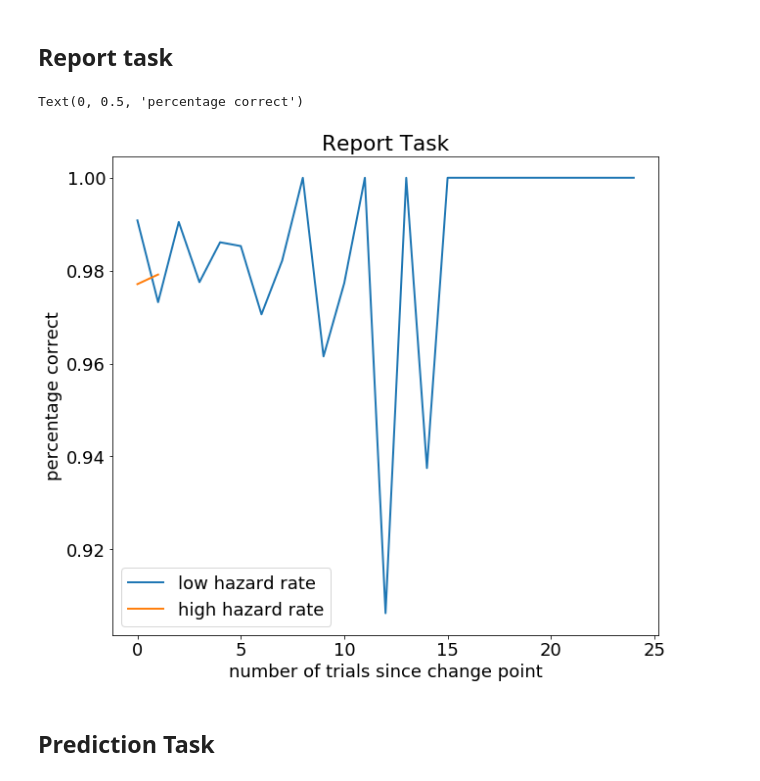
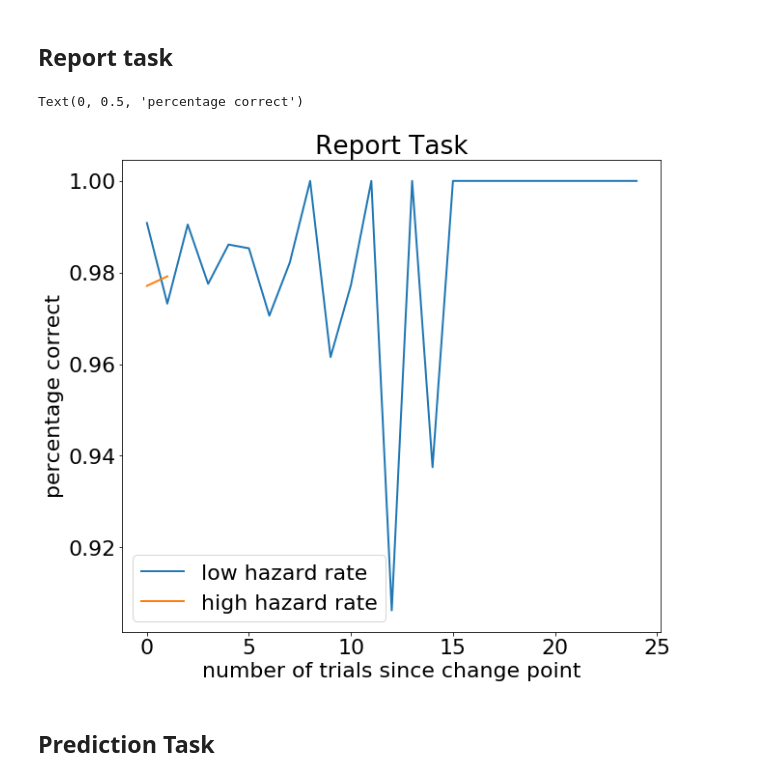
Before and after one commit to TheGoldLab/Analysis_Audio2AFC_ChangePoint, a Jupyter notebook: performance_analysis.ipynb, the cells around one changed output. Drawn from its saved outputs; the diff is of its cells as text; code cells hidden in the pictures.

```diff
--- a/performance_analysis.ipynb
+++ b/performance_analysis.ipynb
@@ -78,25 +18,0 @@ print(match.sum())
-# %%
-subject = 1  # subject 1
-# Subject 1 Prediction Task
-pred = os.path.expanduser(
-    '~/Documents/MATLAB/Audio2AFC_CP/processed/' + get_timestamp(read_data_map, subject+1, 'pred') + '/pilot' +
-    str(subject+1) + 'pred_FIRA_valid_trials.csv'
-)
-
-processed_pred = produce_df(pred)
-
-# print(processed_pred)
-x, y, a, b = extract_hazard(processed_pred)
-extract = processed_pred[processed_pred['hazard']==0.9]
-# print(extract['posSinceCP'].max())
-
-for row in range(len(extract)):
-    counter = counter + 1 if not extract['sourceSwitch'].iloc[row] else 0
-    if counter == 2:
-        print(row)
-
-print(extract.iloc[130:145, :])
-
-#high hazard
-plt.plot(a, x, linewidth = 2)
-plt.plot(b, y)
@@ -105,11 +18,0 @@ plt.plot(b, y)
-# %%
-subject = 0  # subject 1
-# Subject 1 Prediction Task
-pred = os.path.expanduser(
-    '~/Documents/MATLAB/Audio2AFC_CP/processed/' + get_timestamp(read_data_map, subject+1, 'pred') + '/pilot' +
-    str(subject+1) + 'pred_FIRA_valid_trials.csv'
-)
-
-processed_pred = produce_df(pred)
-
-high_pred_list, low_pred_list, vector_pred_high, vector_pred_low = extract_hazard(processed_pred)
@@ -155,17 +50,17 @@ correct_high_rep, high_vector_rep = compute_percent(hazard_high_rep)
 # %%
 #Report plot
 %matplotlib inline
 plt.rcParams["figure.figsize"] = (10, 9) # (w, h) # figure size
-plt.rcParams.update({'font.size': 18})
+plt.rcParams.update({'font.size': 22})
 plt.plot(low_vector_rep, correct_low_rep, linewidth = 2)
 plt.plot(high_vector_rep, correct_high_rep, linewidth = 2)
 plt.title("Report Task")
 plt.legend(['low hazard rate', 'high hazard rate'])
 plt.xlabel('number of trials since change point')
 plt.ylabel('percentage correct')
 # %% [output]
 Text(0, 0.5, 'percentage correct')
-[figure, old version]
+[figure, new version]
 # %% [markdown]
 ## Prediction Task
 # %%
```
Also changed, not shown: parts of 26 cells of this notebook.
